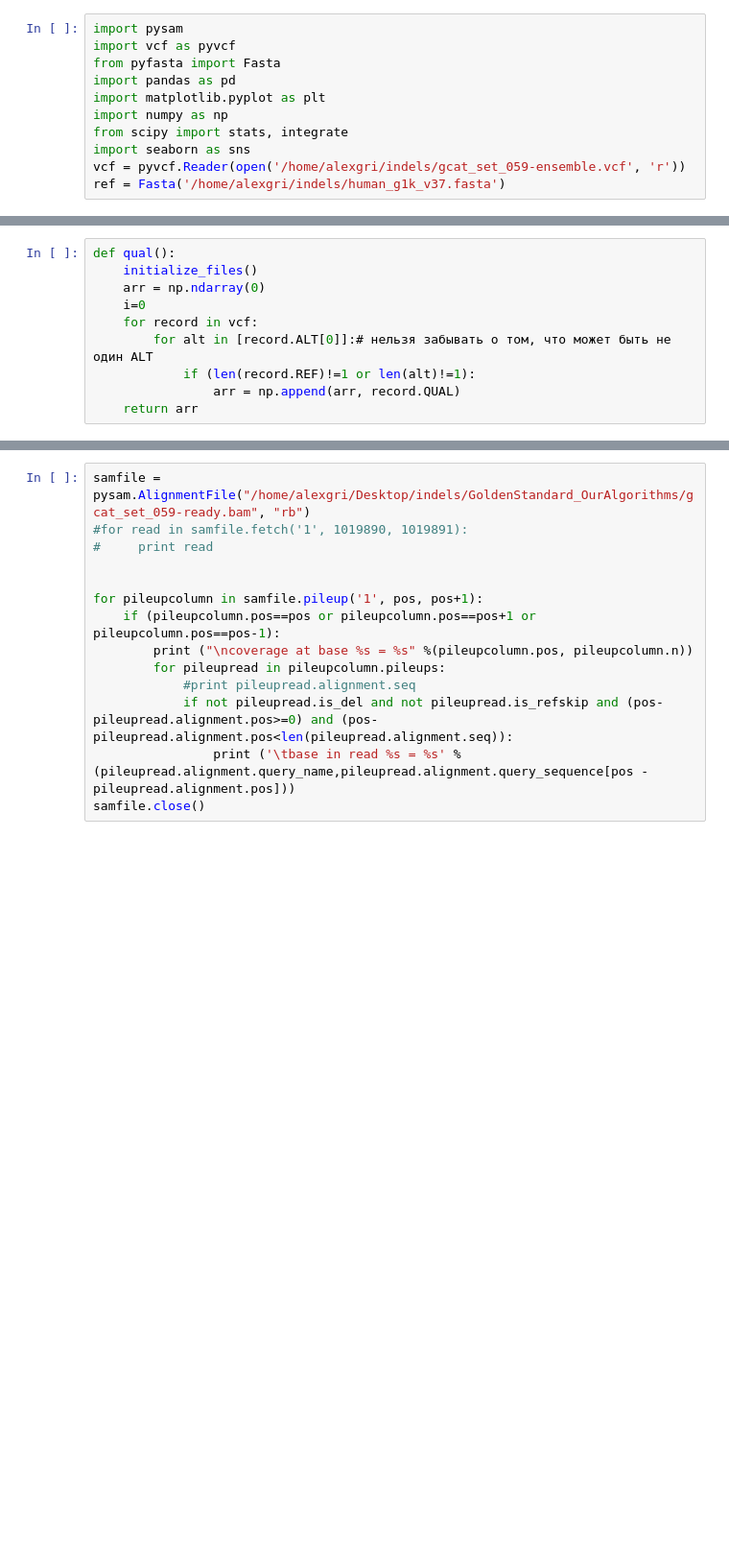
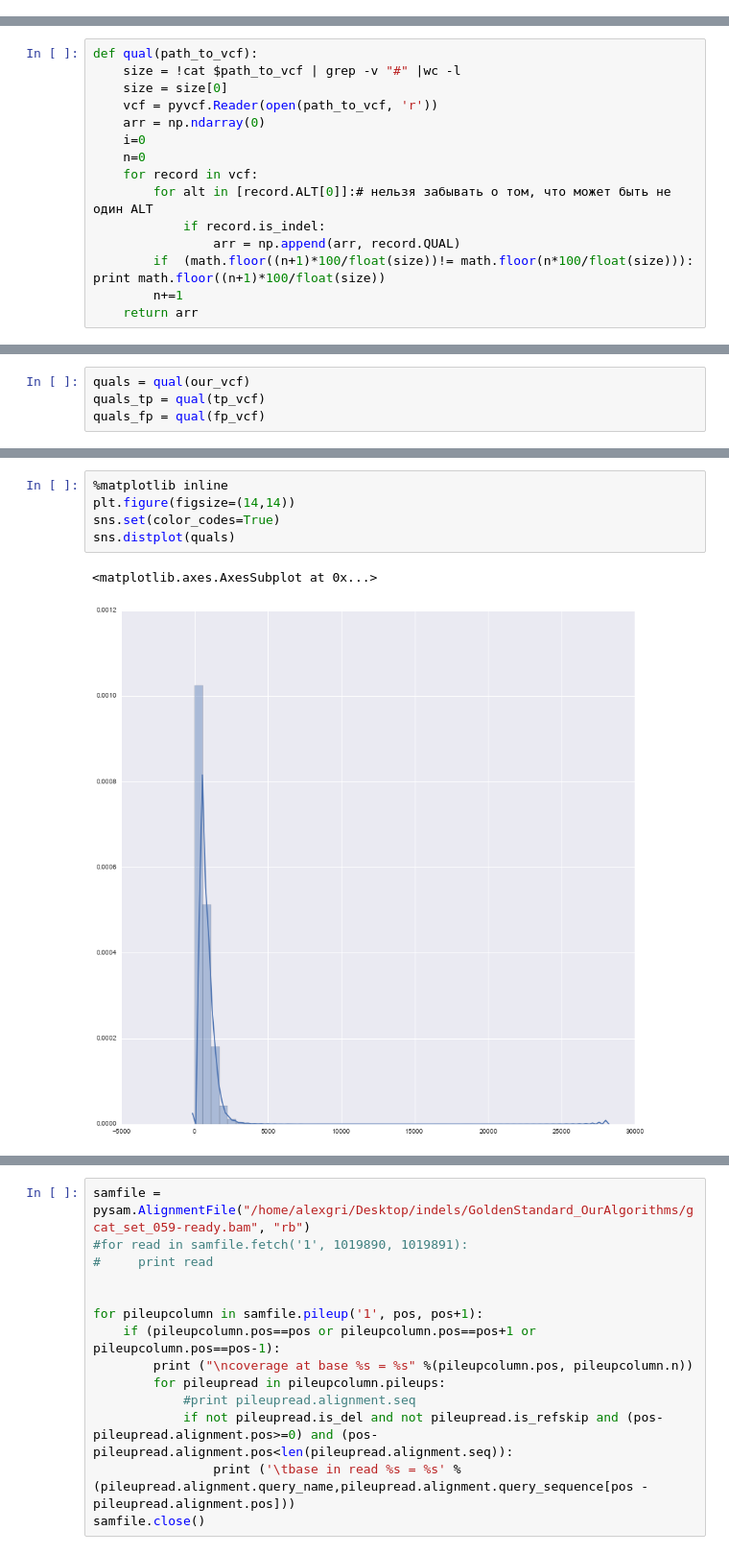
Before and after one commit to AlexanderGri/Graduate-work, a Jupyter notebook: Feature analysis.ipynb, the cells around one changed output, grey strips where cells are left out. Shown: that part at 96% size. Cells and saved outputs as stored; diff of their text form; blank space fills up the shorter version.

```diff
--- a/Feature analysis.ipynb
+++ b/Feature analysis.ipynb
@@ -1,11 +0,0 @@
-# %%
-import pysam
-import vcf as pyvcf
-from pyfasta import Fasta
-import pandas as pd
-import matplotlib.pyplot as plt
-import numpy as np
-from scipy import stats, integrate
-import seaborn as sns
-vcf = pyvcf.Reader(open('/home/alexgri/indels/gcat_set_059-ensemble.vcf', 'r'))
-ref = Fasta('/home/alexgri/indels/human_g1k_v37.fasta')
@@ -43,10 +0,0 @@ chr_dict = {'1':'1 dna:chromosome chromosome:GRCh37:1:1:249250621:1',
-# %%
-def qual():
-    initialize_files()
-    arr = np.ndarray(0)
-    i=0
-    for record in vcf:
-        for alt in [record.ALT[0]]:# нельзя забывать о том, что может быть не один ALT
-            if (len(record.REF)!=1 or len(alt)!=1):
-                arr = np.append(arr, record.QUAL)
-    return arr
@@ -207,0 +164,15 @@ plt.show()
+# %%
+def qual(path_to_vcf):
+    size = !cat $path_to_vcf | grep -v "#" |wc -l
+    size = size[0]
+    vcf = pyvcf.Reader(open(path_to_vcf, 'r'))
+    arr = np.ndarray(0)
+    i=0
+    n=0
+    for record in vcf:
+        for alt in [record.ALT[0]]:# нельзя забывать о том, что может быть не один ALT
+            if record.is_indel:
+                arr = np.append(arr, record.QUAL)
+        if  (math.floor((n+1)*100/float(size))!= math.floor(n*100/float(size))): print math.floor((n+1)*100/float(size))
+        n+=1
+    return arr
@@ -207,0 +248,4 @@ plt.show()
+# %%
+quals = qual(our_vcf)
+quals_tp = qual(tp_vcf)
+quals_fp = qual(fp_vcf)
@@ -207,0 +270,8 @@ plt.show()
+# %%
+%matplotlib inline
+plt.figure(figsize=(14,14))
+sns.set(color_codes=True)
+sns.distplot(quals)
+# %% [output]
+<matplotlib.axes.AxesSubplot at 0x...>
+[figure, added]
```
Also changed, not shown: parts of 43 cells of this notebook.
